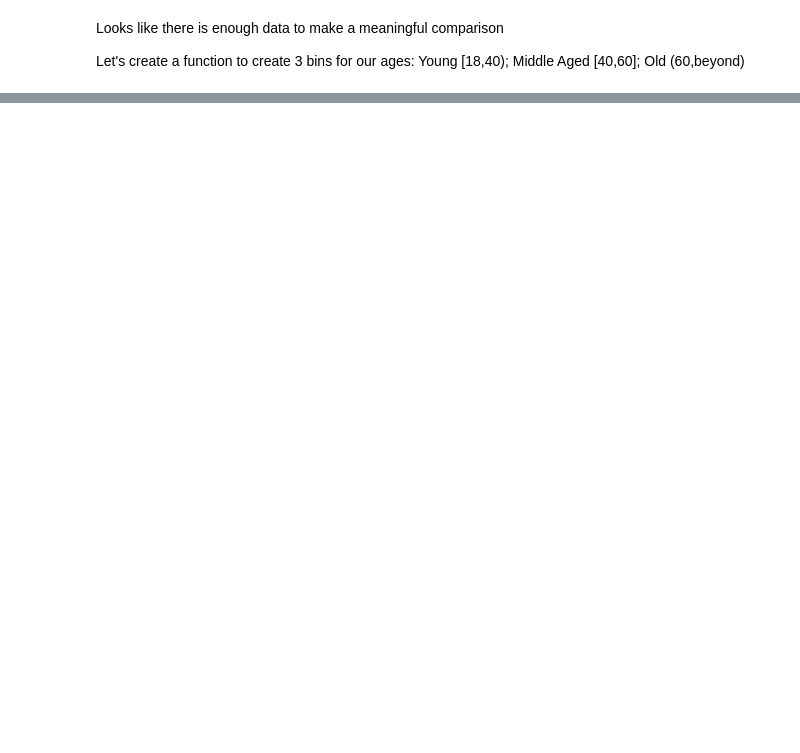
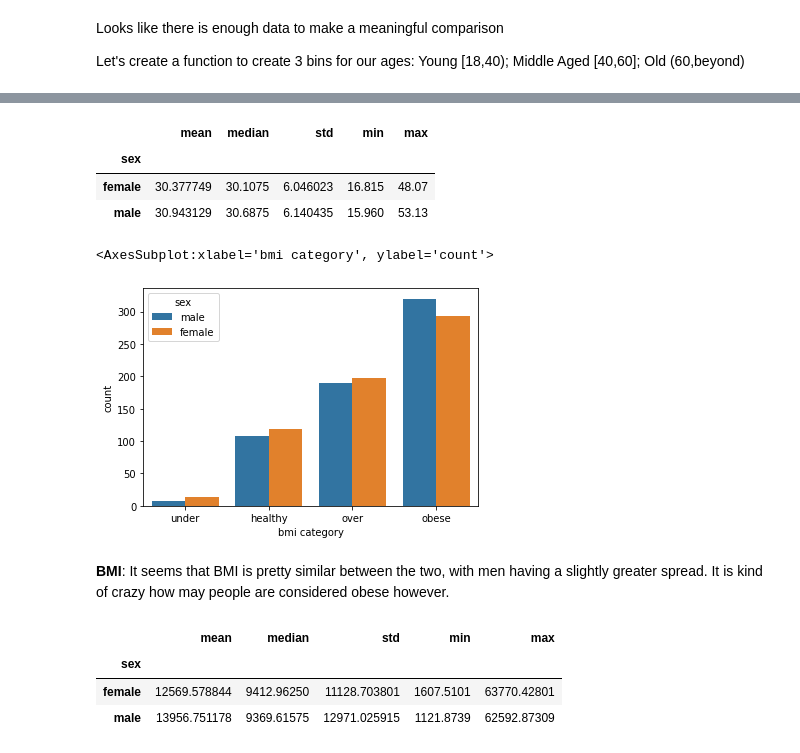
Before and after one commit to data301-2020-winter2/course-project-group_1041, a Jupyter notebook: analysis/Matthew/milestone2.ipynb, the cells around one changed output, grey strips where cells are left out. Drawn from its saved outputs; the diff is of its cells as text; code cells hidden in the pictures; blank space fills up the shorter version.

```diff
--- a/analysis/Matthew/milestone2.ipynb
+++ b/analysis/Matthew/milestone2.ipynb
@@ -202,0 +216,25 @@ What the above violin plot shows is that there seems to be a correlation between
+# %%
+group_sex = df.groupby('sex')
+group_smoker = df.groupby('smoker')
+group_region = df.groupby('region')
+
+group_sex.bmi.agg(["mean", "median", "std", "min", "max"])
+# %% [output]
+|  | mean | median | std | min | max |
+| sex |  |  |  |  |  |
+| female | 30.377749 | 30.1075 | 6.046023 | 16.815 | 48.07 |
+| male | 30.943129 | 30.6875 | 6.140435 | 15.960 | 53.13 |
+# %%
+sns.countplot(data=df, x='bmi category', hue='sex')
+# %% [output]
+<AxesSubplot:xlabel='bmi category', ylabel='count'>
+[figure, added]
+# %% [markdown]
+__BMI__: It seems that BMI is pretty similar between the two, with men having a slightly greater spread. It is kind of crazy how may people are considered obese however.
+# %%
+group_sex.charges.agg(["mean", "median", "std", "min", "max"])
+# %% [output]
+|  | mean | median | std | min | max |
+| sex |  |  |  |  |  |
+| female | 12569.578844 | 9412.96250 | 11128.703801 | 1607.5101 | 63770.42801 |
+| male | 13956.751178 | 9369.61575 | 12971.025915 | 1121.8739 | 62592.87309 |
```
Also changed, not shown: parts of 29 cells of this notebook, 1 other file.
